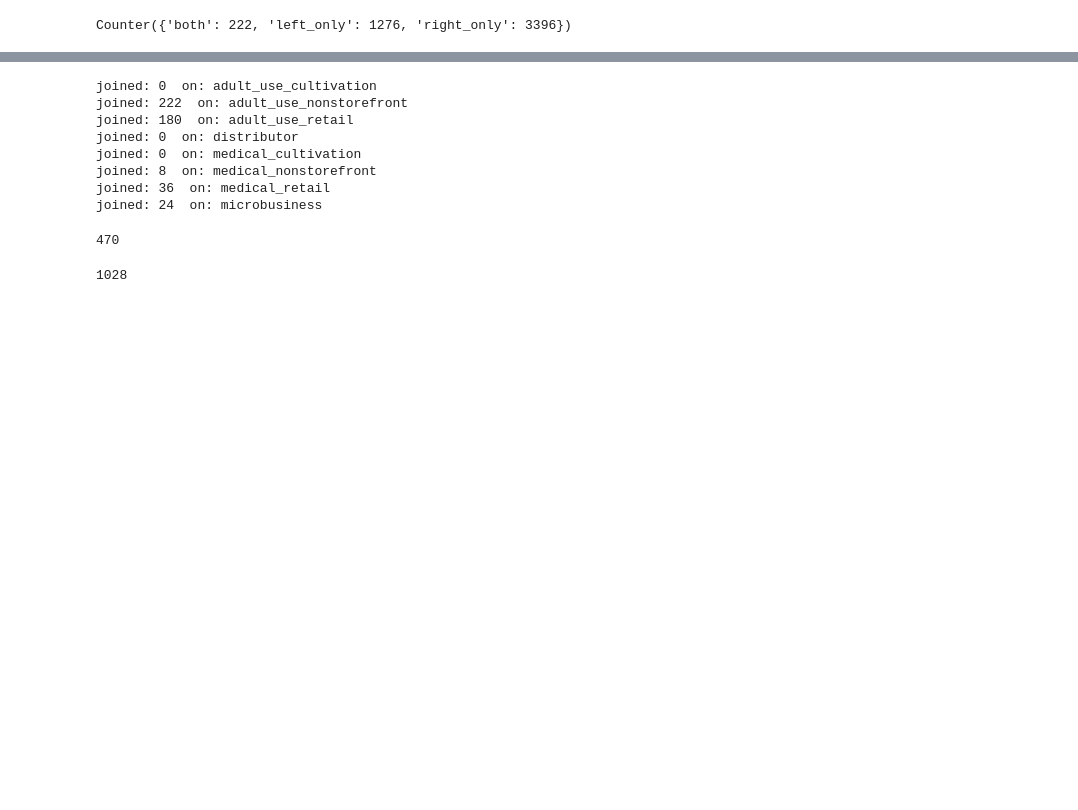
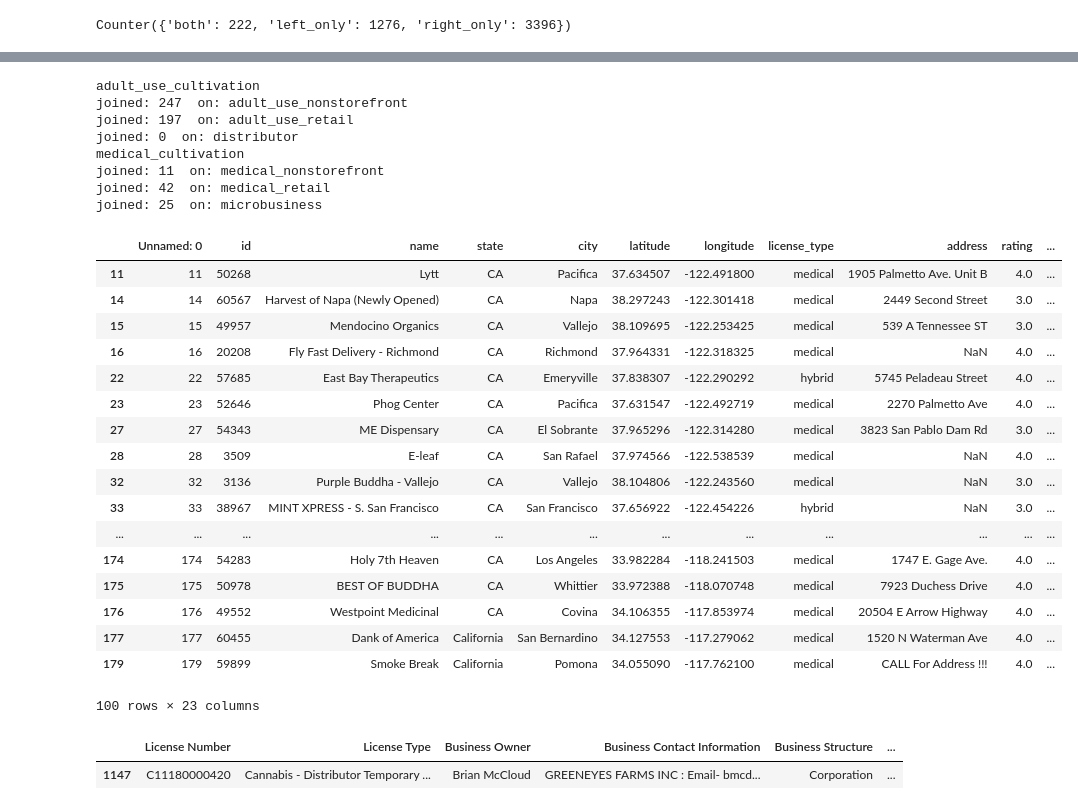
Before and after one commit to pirateroberts404/vape-scrape, a Jupyter notebook: notebooks/join exploration.ipynb, the cells around one changed output, grey strips where cells are left out. Saved outputs shown, nothing was run; the diff lists cells and outputs as text; code cells hidden in the pictures; blank space fills up the shorter version.

Commit message:
Remove - sign to join more rows.

```diff
--- a/notebooks/join exploration.ipynb
+++ b/notebooks/join exploration.ipynb
@@ -18,6 +21,9 @@ True
 for col in check_cols:
     if weedmaps[col].dtype != "float":
         weedmaps[col] = weedmaps[col].str.upper()
+        weedmaps[col] = weedmaps[col].str.replace('-', '')
+# %%
+licenses['License Number'] = licenses['License Number'].str.replace('-', '')
 # %%
 merge = pd.merge(weedmaps,
                  licenses,
@@ -105,28 +105,45 @@ weedmaps_not_joined = weedmaps
 weedmaps_joined = pd.DataFrame()
 
 for i in check_cols:
-        join_on_i = pd.merge(weedmaps_not_joined, licenses, left_on = i,
-                            right_on = 'License Number', how = 'inner')
+    try:
+        join_on_i = pd.merge(weedmaps_not_joined, licenses, left_on = i, right_on = 'License Number', how = 'inner')
+
         print ("joined:", join_on_i.shape[0], ' on:', i)
         weedmaps_not_joined = weedmaps_not_joined[~weedmaps_not_joined[i].isin(join_on_i['License Number'])]
         weedmaps_joined = pd.concat([weedmaps_joined, join_on_i])
 
+    except:
+        print(i)
+
 weedmaps_not_joined.to_csv('..//data//weedmaps_not_joined.csv')
 weedmaps_joined.to_csv('..//data//weedmaps_joined.csv')
 # %% [output]
-joined: 0  on: adult_use_cultivation
-joined: 222  on: adult_use_nonstorefront
-joined: 180  on: adult_use_retail
+adult_use_cultivation
+joined: 247  on: adult_use_nonstorefront
+joined: 197  on: adult_use_retail
 joined: 0  on: distributor
-joined: 0  on: medical_cultivation
-joined: 8  on: medical_nonstorefront
-joined: 36  on: medical_retail
-joined: 24  on: microbusiness
+medical_cultivation
+joined: 11  on: medical_nonstorefront
+joined: 42  on: medical_retail
+joined: 25  on: microbusiness
-# %%
-weedmaps_joined.shape[0]
-# %% [output]
-470
-# %%
-weedmaps_not_joined.shape[0]
-# %% [output]
-1028
+# %%
+weedmaps_not_joined.head(100)
+# %% [output]
+|  | Unnamed: 0 | id | name | state | city | latitude | longitude | license_type | address | rating | ... |
+| 11 | 11 | 50268 | Lytt | CA | Pacifica | 37.634507 | -122.491800 | medical | 1905 Palmetto Ave. Unit B | 4.0 | ... |
+| 14 | 14 | 60567 | Harvest of Napa (Newly Opened) | CA | Napa | 38.297243 | -122.301418 | medical | 2449 Second Street | 3.0 | ... |
+| 15 | 15 | 49957 | Mendocino Organics | CA | Vallejo | 38.109695 | -122.253425 | medical | 539 A Tennessee ST | 3.0 | ... |
+| 16 | 16 | 20208 | Fly Fast Delivery - Richmond | CA | Richmond | 37.964331 | -122.318325 | medical | NaN | 4.0 | ... |
+| 22 | 22 | 57685 | East Bay Therapeutics | CA | Emeryville | 37.838307 | -122.290292 | hybrid | 5745 Peladeau Street | 4.0 | ... |
+| 23 | 23 | 52646 | Phog Center | CA | Pacifica | 37.631547 | -122.492719 | medical | 2270 Palmetto Ave | 4.0 | ... |
+| 27 | 27 | 54343 | ME Dispensary | CA | El Sobrante | 37.965296 | -122.314280 | medical | 3823 San Pablo Dam Rd | 3.0 | ... |
+| 28 | 28 | 3509 | E-leaf | CA | San Rafael | 37.974566 | -122.538539 | medical | NaN | 4.0 | ... |
+| 32 | 32 | 3136 | Purple Buddha - Vallejo | CA | Vallejo | 38.104806 | -122.243560 | medical | NaN | 3.0 | ... |
+| 33 | 33 | 38967 | MINT XPRESS - S. San Francisco | CA | San Francisco | 37.656922 | -122.454226 | hybrid | NaN | 3.0 | ... |
+| ... | ... | ... | ... | ... | ... | ... | ... | ... | ... | ... | ... |
+| 174 | 174 | 54283 | Holy 7th Heaven | CA | Los Angeles | 33.982284 | -118.241503 | medical | 1747 E. Gage Ave. | 4.0 | ... |
+| 175 | 175 | 50978 | BEST OF BUDDHA | CA | Whittier | 33.972388 | -118.070748 | medical | 7923 Duchess Drive | 4.0 | ... |
+| 176 | 176 | 49552 | Westpoint Medicinal | CA | Covina | 34.106355 | -117.853974 | medical | 20504 E Arrow Highway | 4.0 | ... |
+| 177 | 177 | 60455 | Dank of America | California | San Bernardino | 34.127553 | -117.279062 | medical | 1520 N Waterman Ave | 4.0 | ... |
+| 179 | 179 | 59899 | Smoke Break | California | Pomona | 34.055090 | -117.762100 | medical | CALL For Address !!! | 4.0 | ... |
+100 rows × 23 columns
@@ -132,0 +152,5 @@ weedmaps_not_joined.shape[0]
+# %%
+licenses[licenses['License Number'].str.contains('420')]
+# %% [output]
+|  | License Number | License Type | Business Owner | Business Contact Information | Business Structure | ... |
+| 1147 | C11180000420 | Cannabis - Distributor Temporary ... | Brian McCloud | GREENEYES FARMS INC : Email- bmcd... | Corporation | ... |
```
Also changed, not shown: parts of 7 cells of this notebook.
